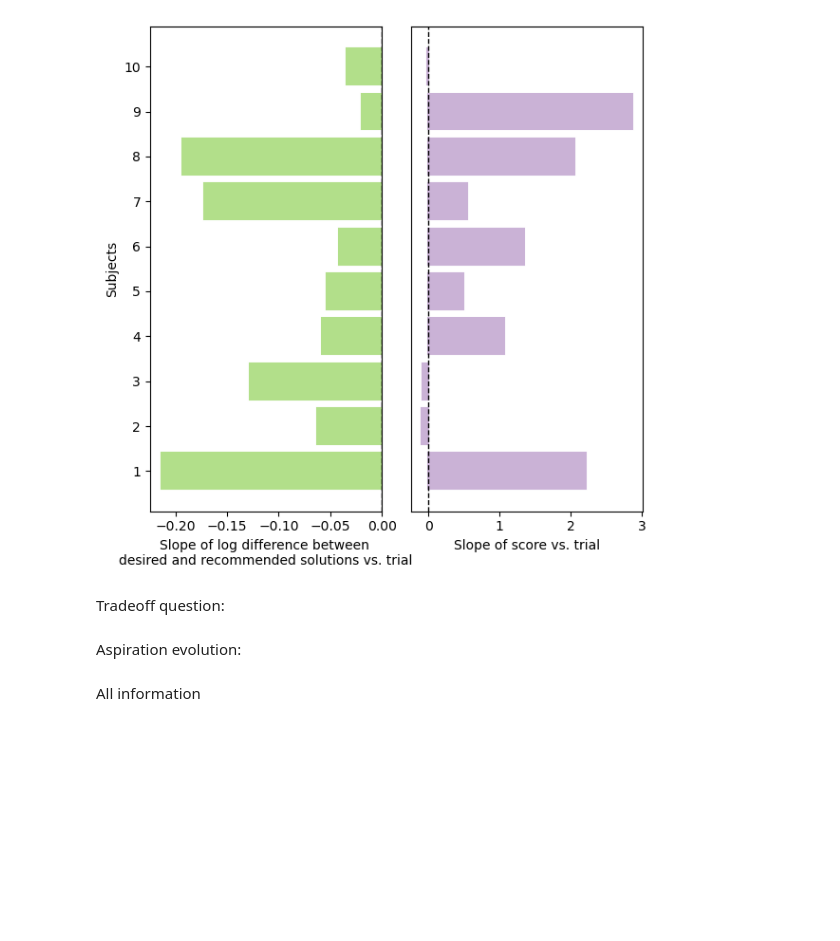
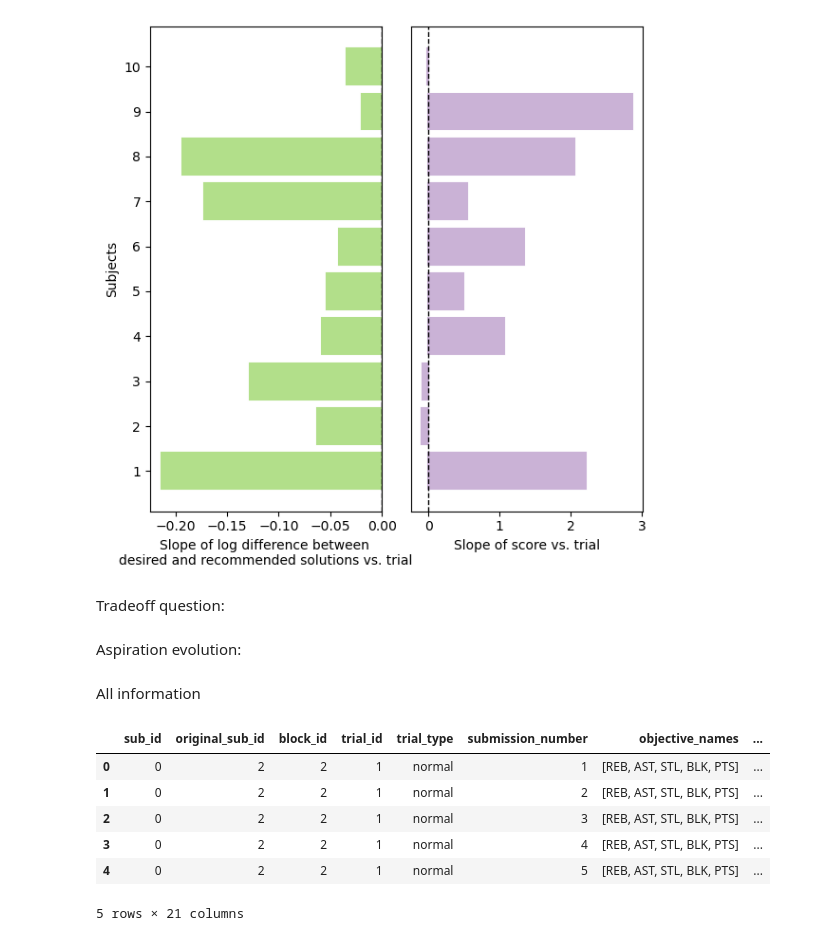
Before and after one commit to rameshsrinivasanuci/multiobjective, a Jupyter notebook: chi_figures.ipynb, the cells around one changed output. Drawn from its saved outputs; the diff is of its cells as text; code cells hidden in the pictures; blank space fills up the shorter version.

```diff
--- a/chi_figures.ipynb
+++ b/chi_figures.ipynb
@@ -1296,0 +1380,10 @@ info_all.to_csv("data/all_info_10_nonshifted.csv", index=False)
+# %%
+info_all.head()
+# %% [output]
+|  | sub_id | original_sub_id | block_id | trial_id | trial_type | submission_number | objective_names | ... |
+| 0 | 0 | 2 | 2 | 1 | normal | 1 | [REB, AST, STL, BLK, PTS] | ... |
+| 1 | 0 | 2 | 2 | 1 | normal | 2 | [REB, AST, STL, BLK, PTS] | ... |
+| 2 | 0 | 2 | 2 | 1 | normal | 3 | [REB, AST, STL, BLK, PTS] | ... |
+| 3 | 0 | 2 | 2 | 1 | normal | 4 | [REB, AST, STL, BLK, PTS] | ... |
+| 4 | 0 | 2 | 2 | 1 | normal | 5 | [REB, AST, STL, BLK, PTS] | ... |
+5 rows × 21 columns
```
Also changed, not shown: parts of 1 cell of this notebook.
